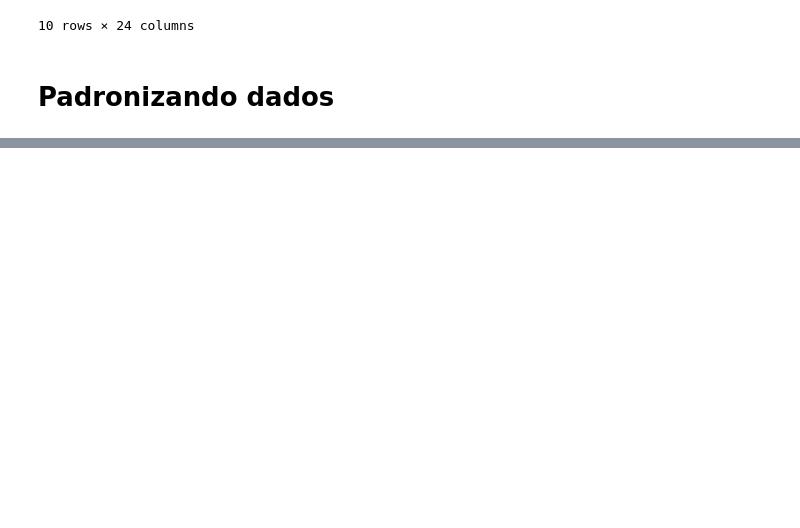
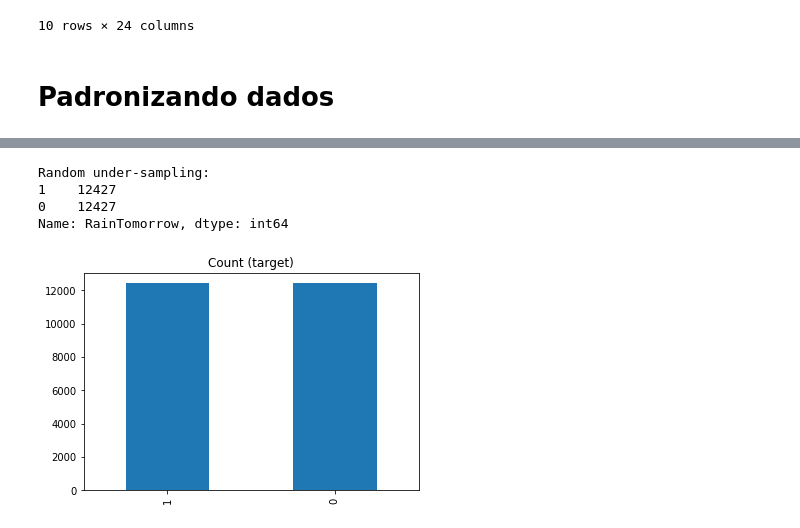
Before and after one commit to lucasferreiraek/rain-in-australia, a Jupyter notebook: Rain in Australia.ipynb, the cells around one changed output, grey strips where cells are left out. Drawn from its saved outputs; the diff is of its cells as text; code cells hidden in the pictures; blank space fills up the shorter version.

```diff
--- a/Rain in Australia.ipynb
+++ b/Rain in Australia.ipynb
@@ -234,0 +256,23 @@ data_scaled.head(10)
+# %%
+# Contando as classes
+count_class_0, count_class_1 = data_scaled.RainTomorrow.value_counts()
+
+# Divide por classes
+df_class_0 = data_scaled[data_scaled['RainTomorrow'] == 0]
+df_class_1 = data_scaled[data_scaled['RainTomorrow'] == 1]
+# %%
+df_class_0_under = df_class_0.sample(count_class_1)
+df_test_under = pd.concat([df_class_0_under, df_class_1], axis=0)
+
+print('Random under-sampling:')
+print(df_test_under.RainTomorrow.value_counts())
+
+# 'df_test_under' é nosso novo dataset com
+# instâncias igualadas pela classe minoritária
+df_test_under.RainTomorrow.value_counts().plot(kind='bar', title='Count (target)');
+# %% [output]
+Random under-sampling:
+1    12427
+0    12427
+Name: RainTomorrow, dtype: int64
+[figure, added]
```
Also changed, not shown: parts of 36 cells of this notebook.
